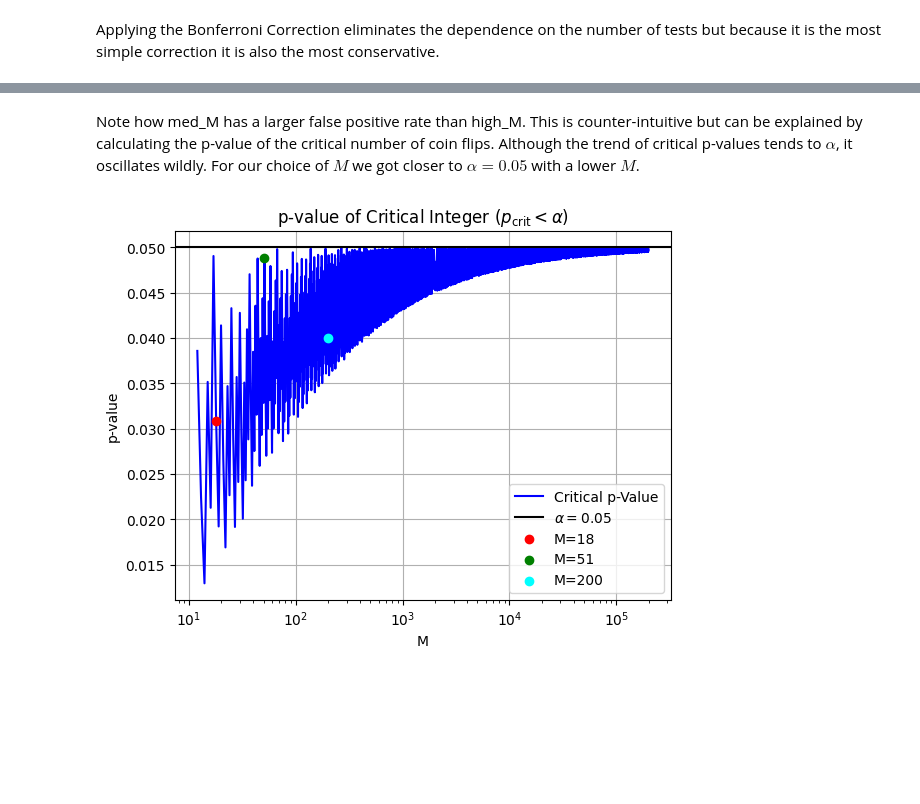
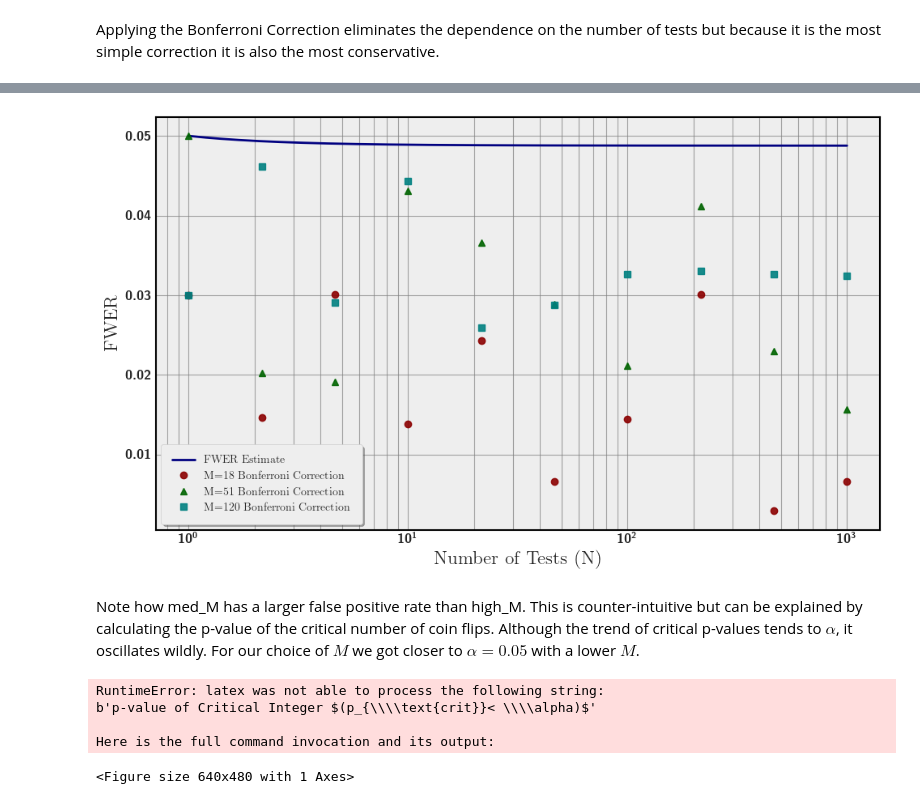
Before and after one commit to evanfrang/mult_testing, a Jupyter notebook: mult_test.ipynb, the cells around one changed output, grey strips where cells are left out. Cells and saved outputs as stored; diff of their text form; code cells hidden in the pictures; blank space fills up the shorter version.

```diff
--- a/mult_test.ipynb
+++ b/mult_test.ipynb
@@ -93,3 +141,27 @@ plt.show()
+# %%
+plt.style.use('bmh')
+fig, ax = plt.subplots(figsize=(10, 6))
+
+ax.plot(ubound_tests, ubound_fwer_bonferroni, label='FWER Estimate', color='navy', linewidth=2)
+ax.plot(numer_tests, numer_fwer_bonferroni_low, 'o', label=f'M={low_M} Bonferroni Correction', color='darkred', markersize=6, alpha=0.9)
+ax.plot(numer_tests, numer_fwer_bonferroni_med, '^', label=f'M={med_M} Bonferroni Correction', color='darkgreen', markersize=6, alpha=0.9)
+ax.plot(numer_tests, numer_fwer_bonferroni_high, 's', label=f'M={high_M} Bonferroni Correction', color='teal', markersize=6, alpha=0.9)
+
+ax.set_xlabel('Number of Tests (N)')
+ax.set_ylabel('FWER')
+ax.set_xscale('log')
+
+ax.legend(loc='lower left', fontsize=10, frameon=True, shadow=True, borderpad=1)
+ax.grid(which='both', linestyle='-', linewidth=0.8, color='gray', alpha=0.7)
+
+for spine in ax.spines.values():
+    spine.set_edgecolor('black')
+    spine.set_linewidth(1.5)
+
+plt.tight_layout()
+plt.show()
+# %% [output]
+[figure, added]
 # %% [markdown]
 Note how med_M has a larger false positive rate than high_M. This is counter-intuitive but can be explained by calculating the p-value of the critical number of coin flips. Although the trend of critical p-values tends to $\alpha$, it oscillates wildly. For our choice of $M$ we got closer to $\alpha = 0.05$ with a lower $M$.
 # %%
@@ -107,7 +179,8 @@ plt.figure()
 plt.plot(Ms, pvs, color='blue', label='Critical p-Value')
 plt.axhline(0.05, color='black', label=f'$\\alpha = 0.05$')
 for i in range(len(index)):
-    plt.scatter(Ms[index[i]], pvs[index[i]], color=colors[i], label=labels[i], zorder=2)
+    plt.scatter(Ms[index[i]], pvs[index[i]], color=colors[i], \
+                label=labels[i], zorder=2)
 plt.xscale('log')
 plt.xlabel('M')
 plt.ylabel('p-value')
@@ -116,4 +189,8 @@ plt.legend()
 plt.grid()
 plt.show()
 # %% [output]
-[figure, removed]
+RuntimeError: latex was not able to process the following string:
+b'p-value of Critical Integer $(p_{\\\\text{crit}}< \\\\alpha)$'
+
+Here is the full command invocation and its output:
+<Figure size 640x480 with 1 Axes>
```
Also changed, not shown: parts of 13 cells of this notebook, 2 other files.
